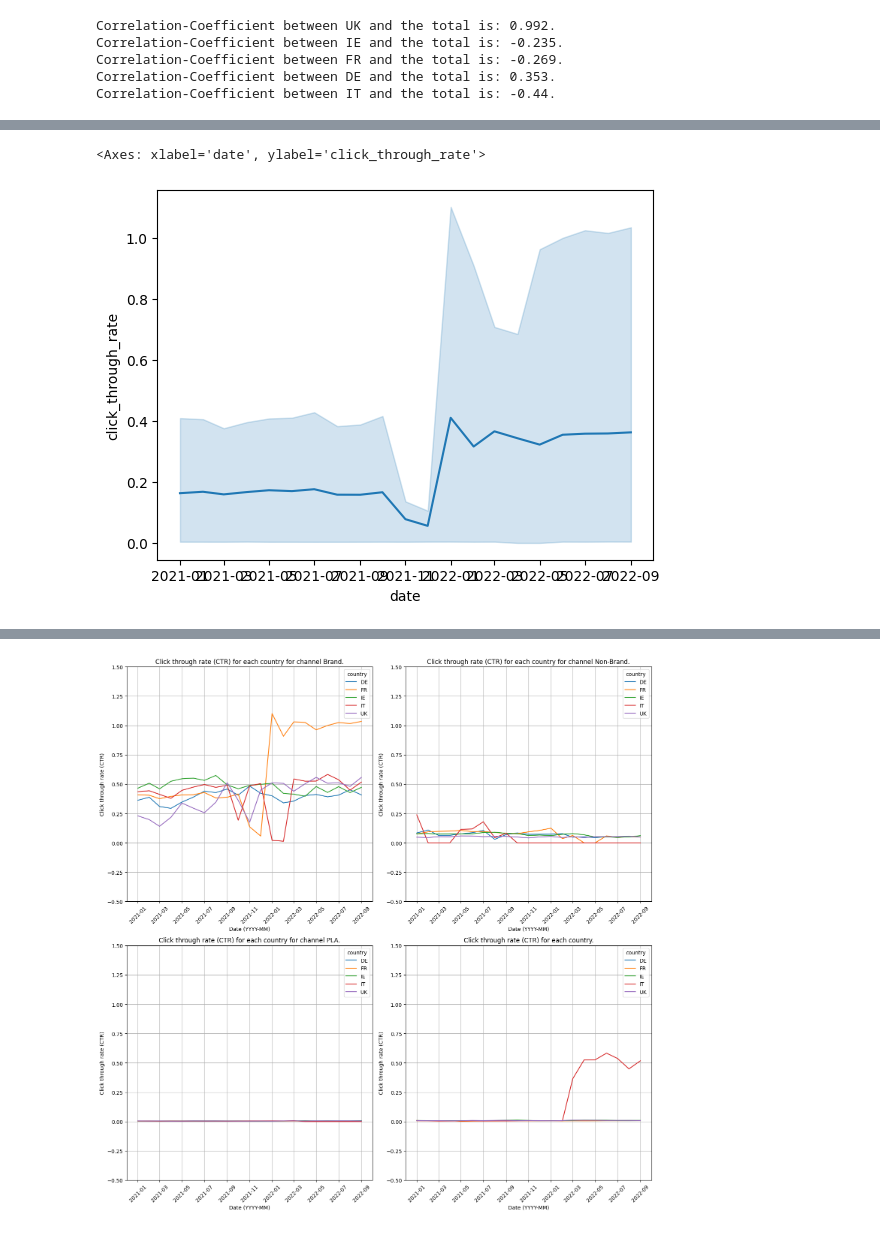
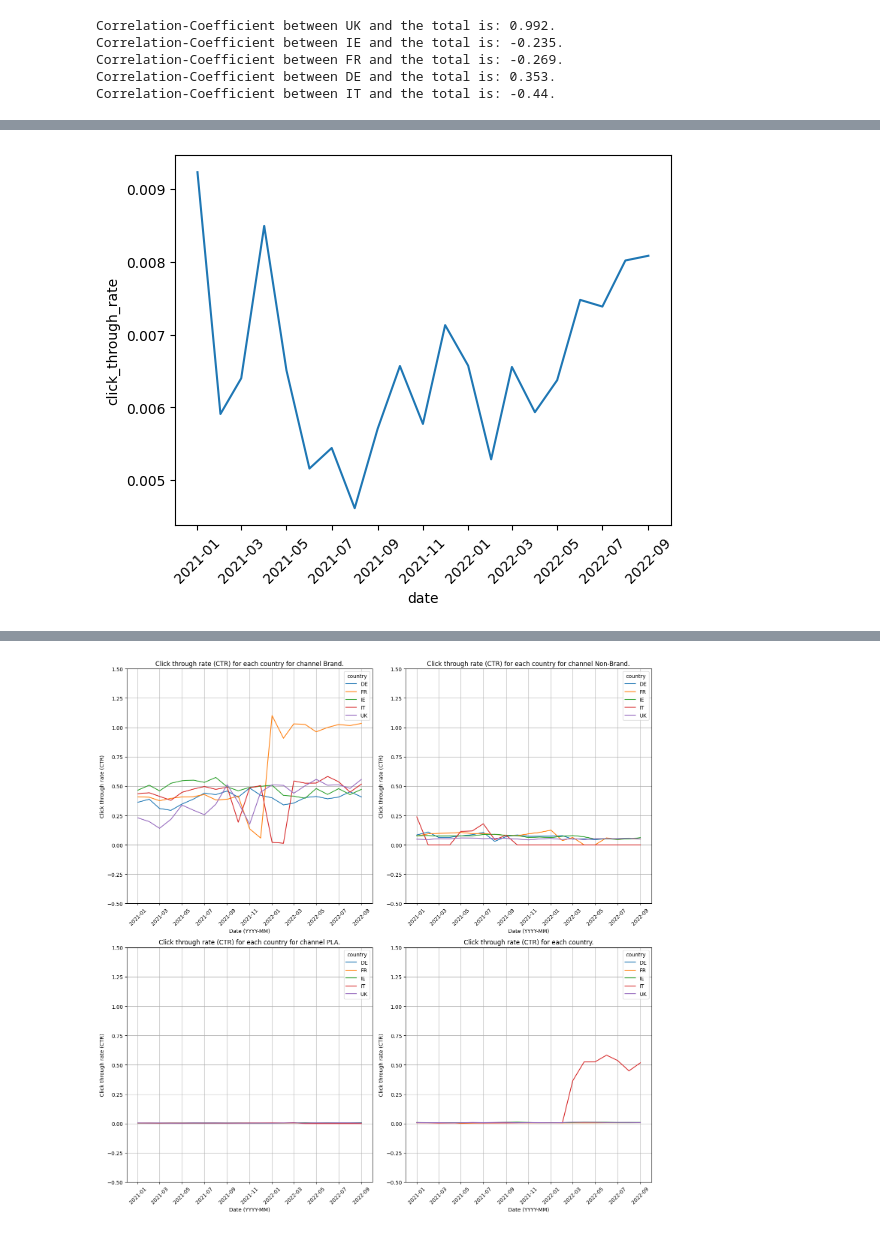
Before and after one commit to DanRHoward/Protein_Works_Presentation, a Jupyter notebook: Protein Works Presentation.ipynb, the cells around one changed output, grey strips where cells are left out. Cells and saved outputs as stored; diff of their text form; code cells hidden in the pictures.

```diff
--- a/Protein Works Presentation.ipynb
+++ b/Protein Works Presentation.ipynb
@@ -560,4 +621,8 @@ display(marketing_data_df.head(30))
 # %%
-monthly_dataset = marketing_data_df.groupby(['date','country'])[['date','country','spend','impressions','clicks','revenue','transactions','new_customer_transactions']].sum().reset_index()
-display(monthly_dataset)
+all_channels_marketing_data_df = marketing_data_df.groupby(['date','country'])[['spend','impressions','clicks','revenue','transactions','new_customer_transactions']].sum().reset_index()
+all_channels_marketing_data_df = generate_metrics(all_channels_marketing_data_df)
+
+all_channels_marketing_data_df.to_excel("Total Channels Marketing Data.xlsx", index=False)
+all_channels_marketing_data_df = pd.read_excel("Total Channels Marketing Data.xlsx")
+display(all_channels_marketing_data_df[all_channels_marketing_data_df['country']=='FR'].head(10))
 # %% [output]
@@ -666,8 +732,9 @@ display(marketing_data_df[marketing_data_df['country']=='FR'][['date','click_thr
 # %%
-sns.lineplot(data=marketing_data_df[marketing_data_df['country']=='FR'][['date','click_through_rate']],
+sns.lineplot(data=all_channels_marketing_data_df[all_channels_marketing_data_df['country']=='FR'],
              x='date',
              y='click_through_rate'
 )
+plt.xticks(rotation=45)
+plt.show()
 # %% [output]
-<Axes: xlabel='date', ylabel='click_through_rate'>
-[figure, old version]
+[figure, new version]
```
Also changed, not shown: parts of 43 cells of this notebook.
